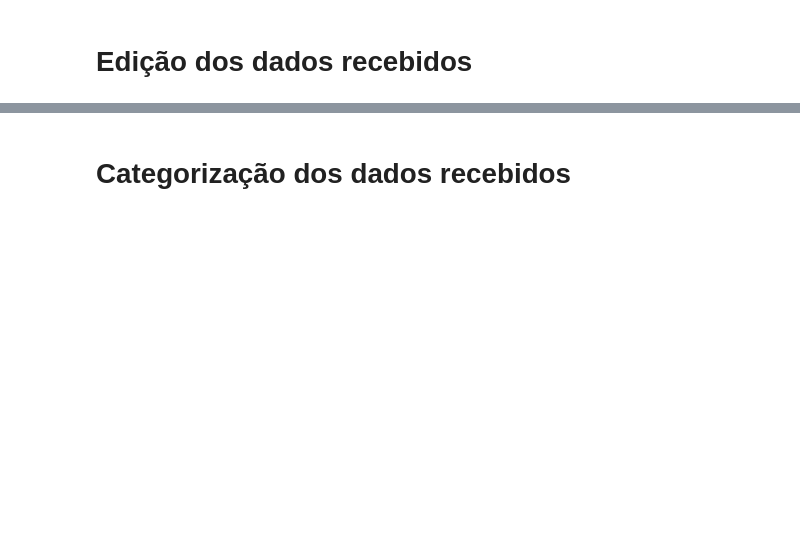
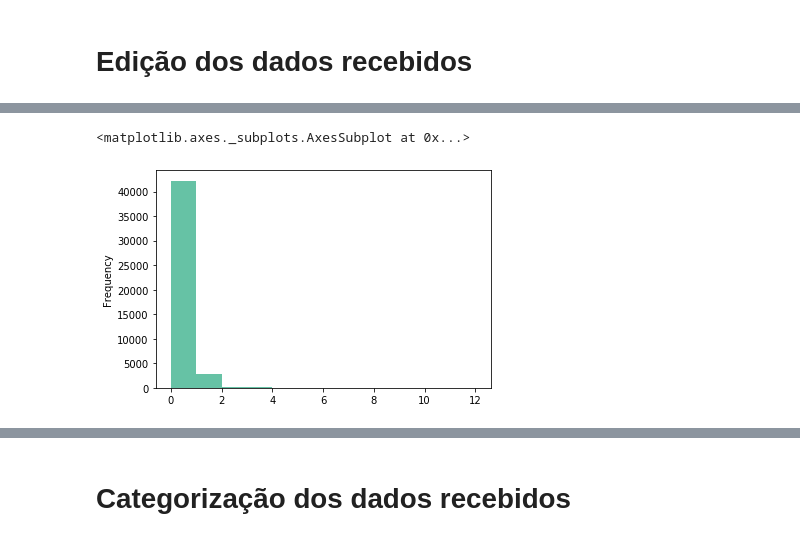
Before and after one commit to italoalvees/Projeto-ICD, a Jupyter notebook: Projeto 1.ipynb, the cells around one changed output, grey strips where cells are left out. Cells and saved outputs as stored; diff of their text form; code cells hidden in the pictures; blank space fills up the shorter version.

```diff
--- a/Projeto 1.ipynb
+++ b/Projeto 1.ipynb
@@ -137,0 +132,5 @@ dtype: float64
+# %%
+df['mortos'].plot.hist(bins=12)
+# %% [output]
+<matplotlib.axes._subplots.AxesSubplot at 0x...>
+[figure, added]
```
Also changed, not shown: parts of 78 cells of this notebook.
